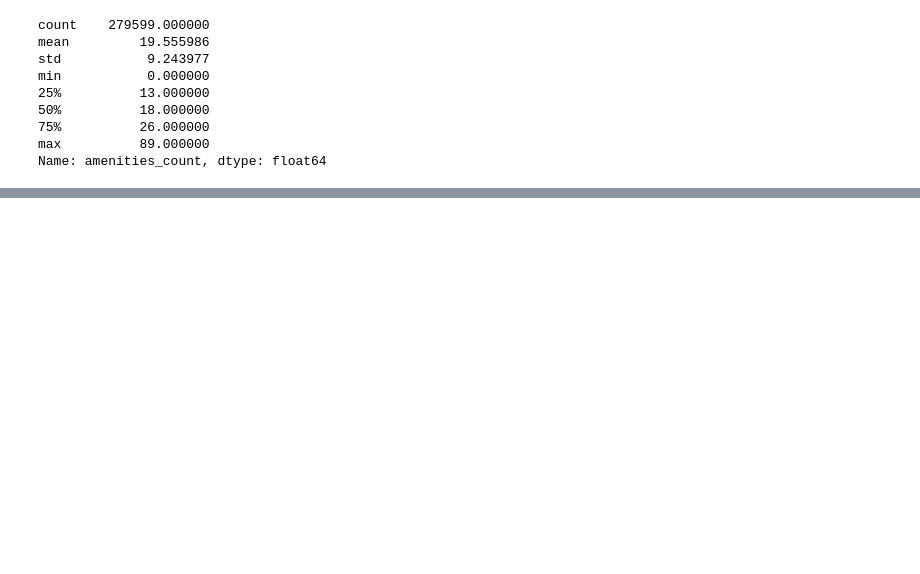
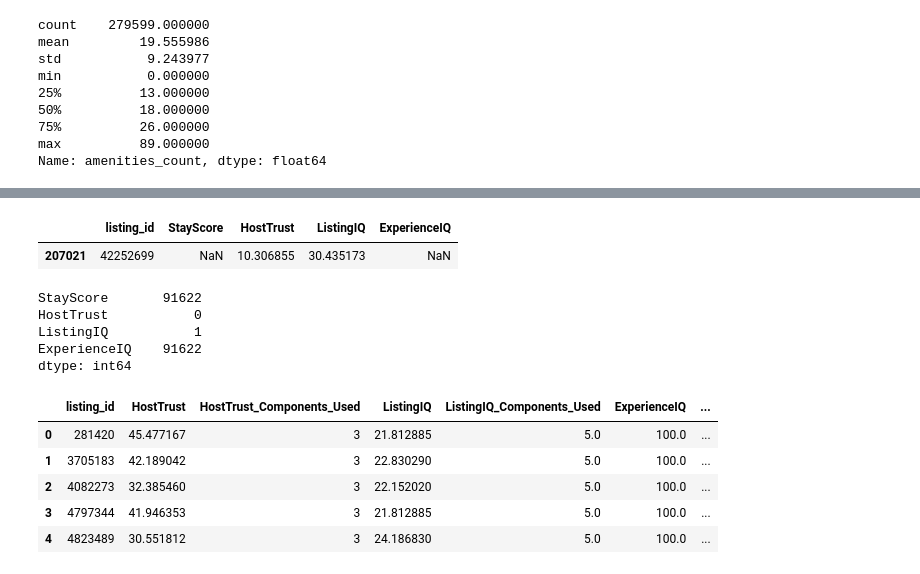
Before and after one commit to parvgupta22/StaySense, a Jupyter notebook: Notebooks/SimilarityEngine.ipynb, the cells around one changed output, grey strips where cells are left out. Drawn from its saved outputs; the diff is of its cells as text; code cells hidden in the pictures; blank space fills up the shorter version.

```diff
--- a/Notebooks/SimilarityEngine.ipynb
+++ b/Notebooks/SimilarityEngine.ipynb
@@ -1389,0 +1572,33 @@ Name: amenities_count, dtype: float64
+# %%
+master.loc[
+    master["listing_id"] == 42252699,
+    [
+        "listing_id",
+        "StayScore",
+        "HostTrust",
+        "ListingIQ",
+        "ExperienceIQ"
+    ]
+]
+# %% [output]
+|  | listing_id | StayScore | HostTrust | ListingIQ | ExperienceIQ |
+| 207021 | 42252699 | NaN | 10.306855 | 30.435173 | NaN |
+# %%
+master[
+    ["StayScore", "HostTrust", "ListingIQ", "ExperienceIQ"]
+].isna().sum()
+# %% [output]
+StayScore       91622
+HostTrust           0
+ListingIQ           1
+ExperienceIQ    91622
+dtype: int64
+# %%
+master.head()
+# %% [output]
+|  | listing_id | HostTrust | HostTrust_Components_Used | ListingIQ | ListingIQ_Components_Used | ExperienceIQ | ... |
+| 0 | 281420 | 45.477167 | 3 | 21.812885 | 5.0 | 100.0 | ... |
+| 1 | 3705183 | 42.189042 | 3 | 22.830290 | 5.0 | 100.0 | ... |
+| 2 | 4082273 | 32.385460 | 3 | 22.152020 | 5.0 | 100.0 | ... |
+| 3 | 4797344 | 41.946353 | 3 | 21.812885 | 5.0 | 100.0 | ... |
+| 4 | 4823489 | 30.551812 | 3 | 24.186830 | 5.0 | 100.0 | ... |
```
Also changed, not shown: parts of 13 cells of this notebook, 2 other files.
